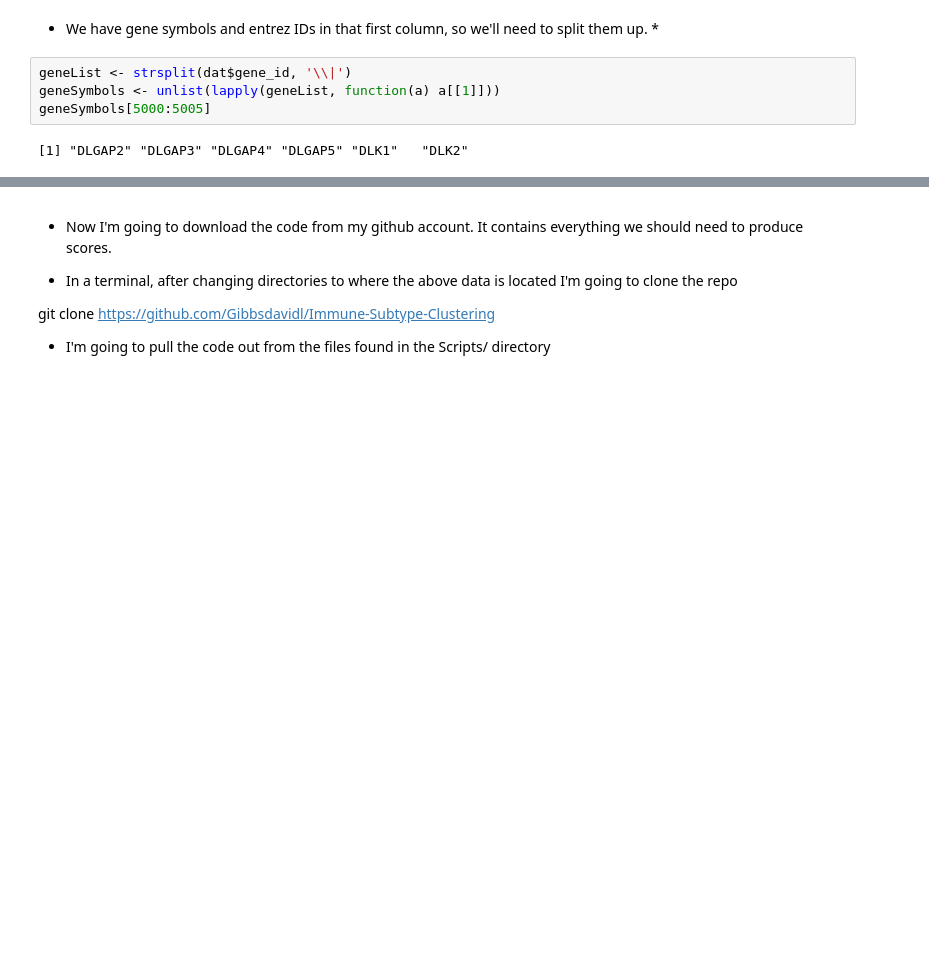
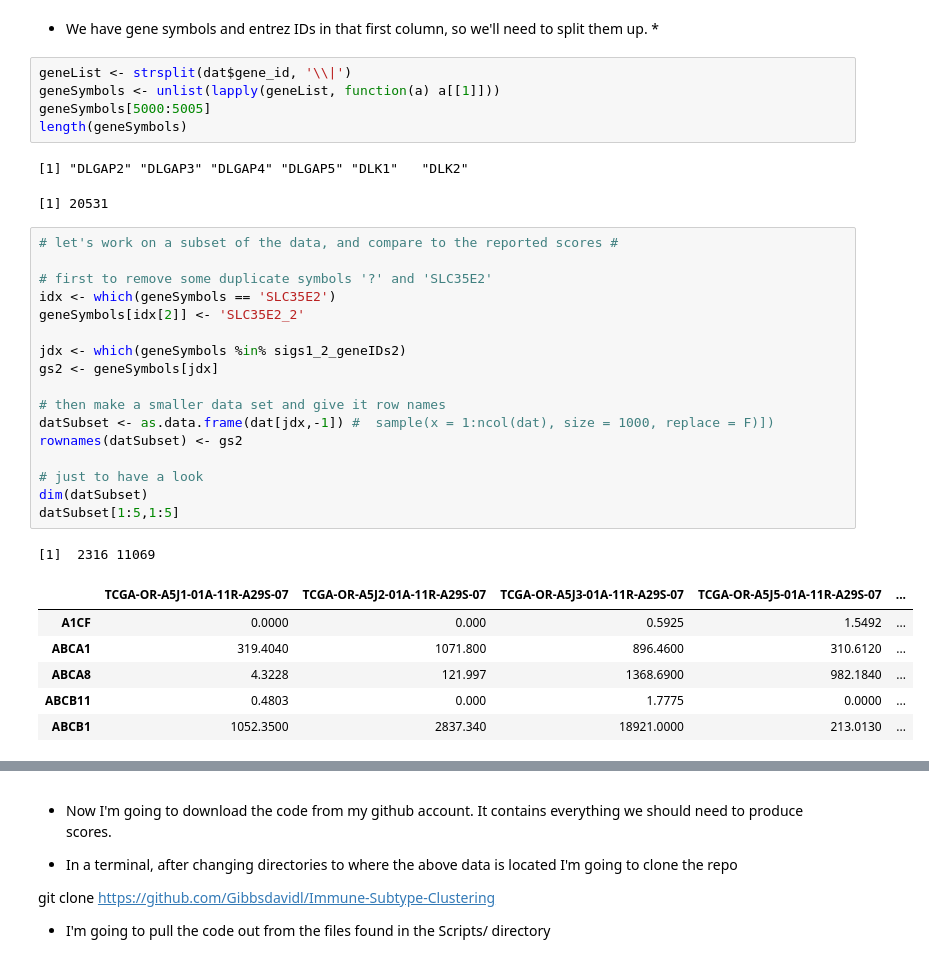
Before and after one commit to Gibbsdavidl/Immune-Subtype-Clustering, a Jupyter notebook: How to produce gene set scores.ipynb, the cells around one changed output, grey strips where cells are left out. Cells and saved outputs as stored; diff of their text form; blank space fills up the shorter version.

```diff
--- a/How to produce gene set scores.ipynb
+++ b/How to produce gene set scores.ipynb
@@ -36,5 +53,32 @@ dat[1:5,1:5]
 geneList <- strsplit(dat$gene_id, '\\|')
 geneSymbols <- unlist(lapply(geneList, function(a) a[[1]]))
 geneSymbols[5000:5005]
+length(geneSymbols)
 # %% [output]
 [1] "DLGAP2" "DLGAP3" "DLGAP4" "DLGAP5" "DLK1"   "DLK2"
+[1] 20531
+# %%
+# let's work on a subset of the data, and compare to the reported scores #
+
+# first to remove some duplicate symbols '?' and 'SLC35E2'
+idx <- which(geneSymbols == 'SLC35E2')
+geneSymbols[idx[2]] <- 'SLC35E2_2'
+
+jdx <- which(geneSymbols %in% sigs1_2_geneIDs2)
+gs2 <- geneSymbols[jdx]
+
+# then make a smaller data set and give it row names
+datSubset <- as.data.frame(dat[jdx,-1]) #  sample(x = 1:ncol(dat), size = 1000, replace = F)])
+rownames(datSubset) <- gs2
+
+# just to have a look
+dim(datSubset)
+datSubset[1:5,1:5]
+# %% [output]
+[1]  2316 11069
+|  | TCGA-OR-A5J1-01A-11R-A29S-07 | TCGA-OR-A5J2-01A-11R-A29S-07 | TCGA-OR-A5J3-01A-11R-A29S-07 | TCGA-OR-A5J5-01A-11R-A29S-07 | ... |
+| A1CF | 0.0000 | 0.000 | 0.5925 | 1.5492 | ... |
+| ABCA1 | 319.4040 | 1071.800 | 896.4600 | 310.6120 | ... |
+| ABCA8 | 4.3228 | 121.997 | 1368.6900 | 982.1840 | ... |
+| ABCB11 | 0.4803 | 0.000 | 1.7775 | 0.0000 | ... |
+| ABCB1 | 1052.3500 | 2837.340 | 18921.0000 | 213.0130 | ... |
```
Also changed, not shown: parts of 16 cells of this notebook.
